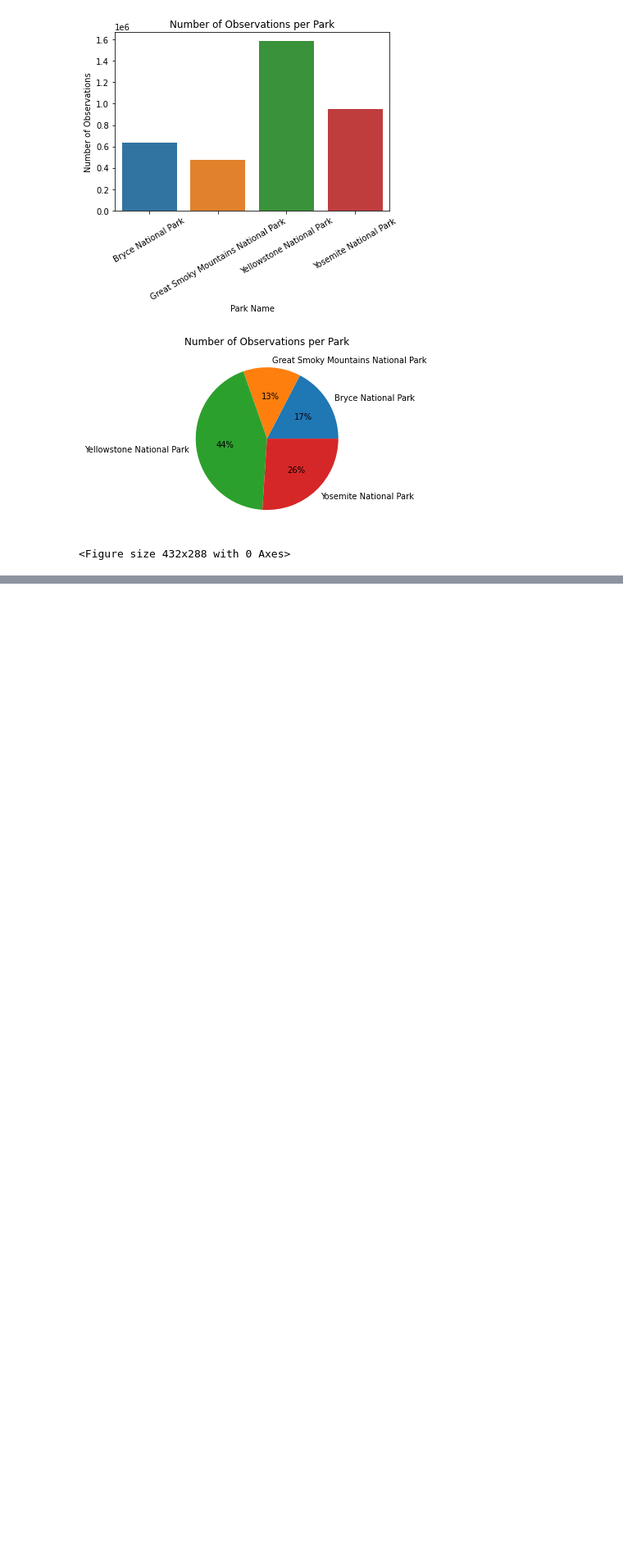
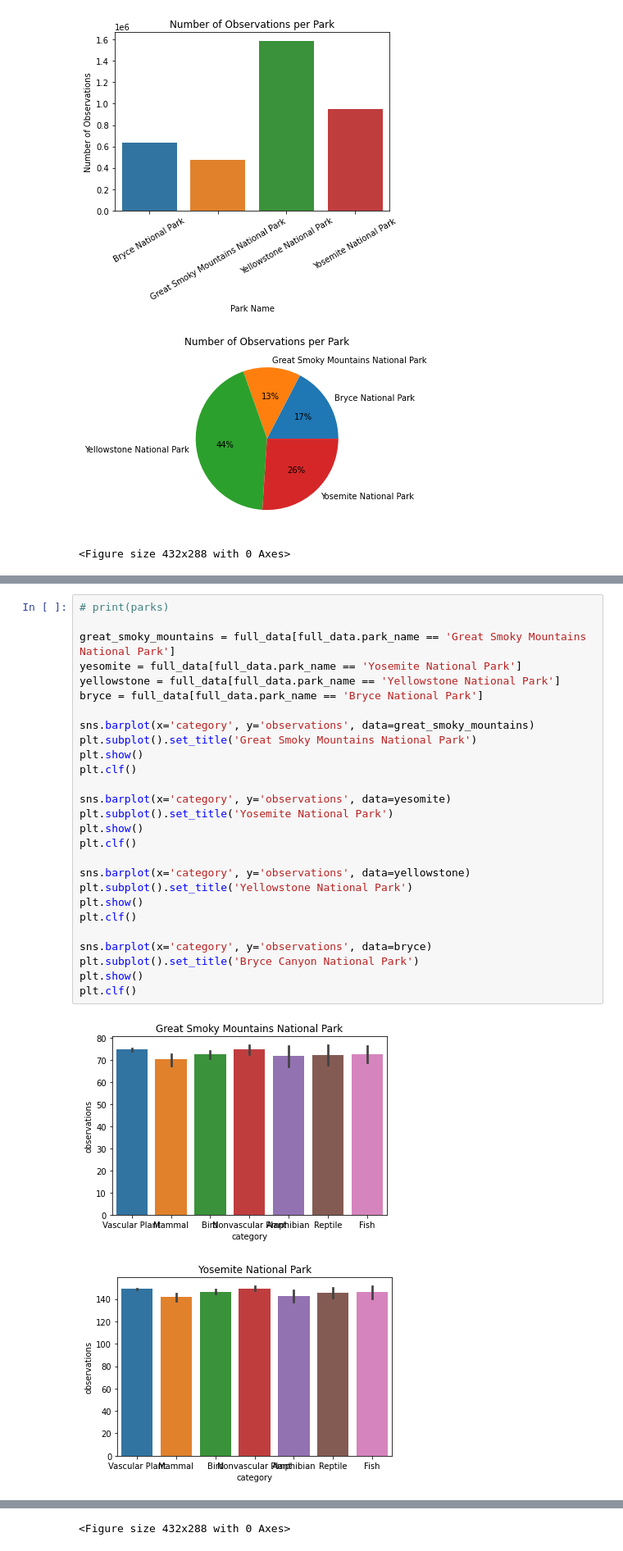
Before and after one commit to Rodrigo-Flores/biodiversity-national-parks, a Jupyter notebook: biodiversity_analysis.ipynb, the cells around one changed output, grey strips where cells are left out. Shown: that part at 82% size. Cells and saved outputs as stored; diff of their text form; blank space fills up the shorter version.

```diff
--- a/biodiversity_analysis.ipynb
+++ b/biodiversity_analysis.ipynb
@@ -123,0 +140,30 @@ plt.clf()
+# %%
+# print(parks)
+
+great_smoky_mountains = full_data[full_data.park_name == 'Great Smoky Mountains National Park']
+yesomite = full_data[full_data.park_name == 'Yosemite National Park']
+yellowstone = full_data[full_data.park_name == 'Yellowstone National Park']
+bryce = full_data[full_data.park_name == 'Bryce National Park']
+
+sns.barplot(x='category', y='observations', data=great_smoky_mountains)
+plt.subplot().set_title('Great Smoky Mountains National Park')
+plt.show()
+plt.clf()
+
+sns.barplot(x='category', y='observations', data=yesomite)
+plt.subplot().set_title('Yosemite National Park')
+plt.show()
+plt.clf()
+
+sns.barplot(x='category', y='observations', data=yellowstone)
+plt.subplot().set_title('Yellowstone National Park')
+plt.show()
+plt.clf()
+
+sns.barplot(x='category', y='observations', data=bryce)
+plt.subplot().set_title('Bryce Canyon National Park')
+plt.show()
+plt.clf()
+# %% [output]
+[figure, added]
+[figure, added]
@@ -123,0 +172 @@ plt.clf()
+<Figure size 432x288 with 0 Axes>
```
Also changed, not shown: parts of 4 cells of this notebook.
